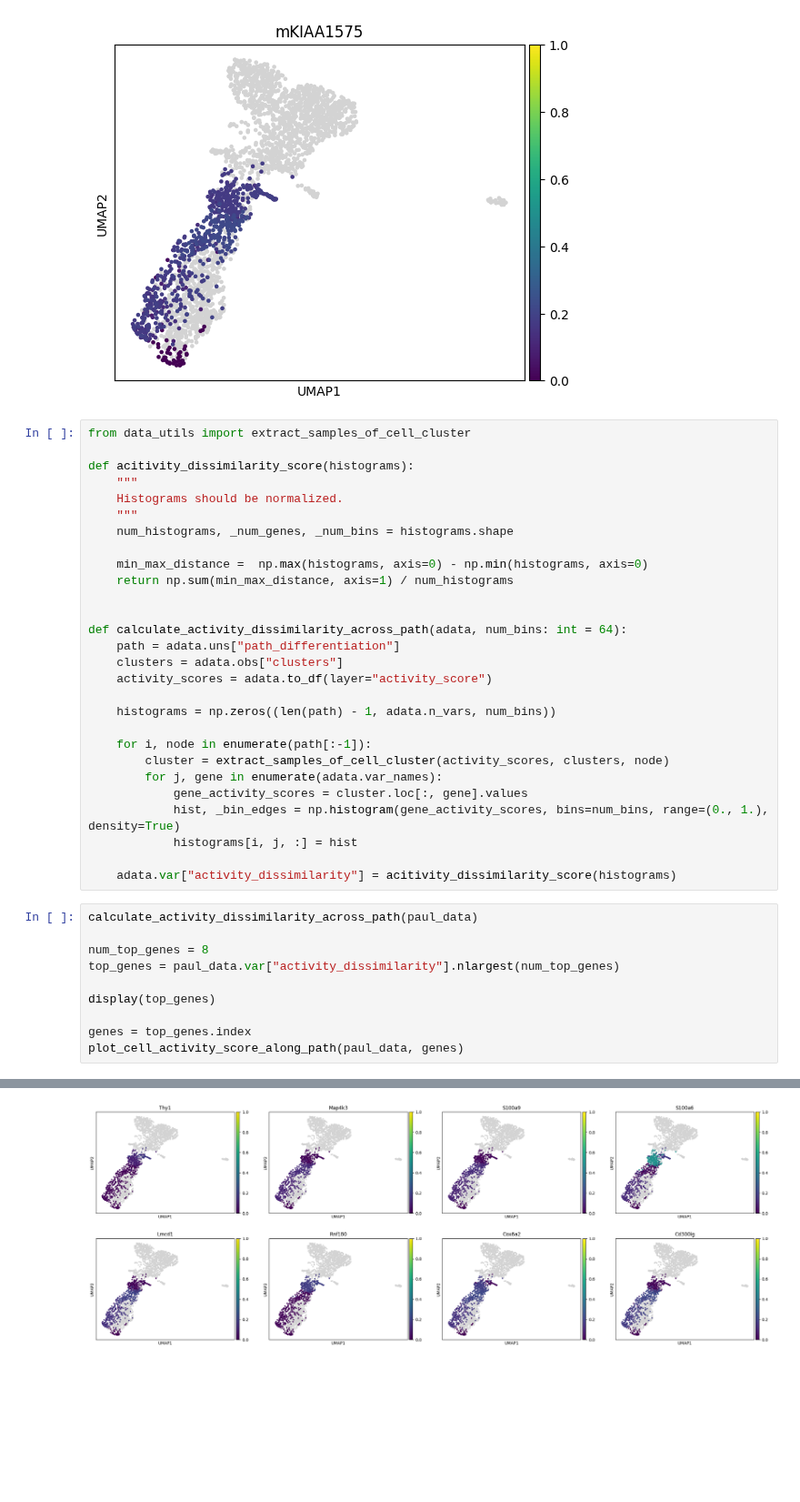
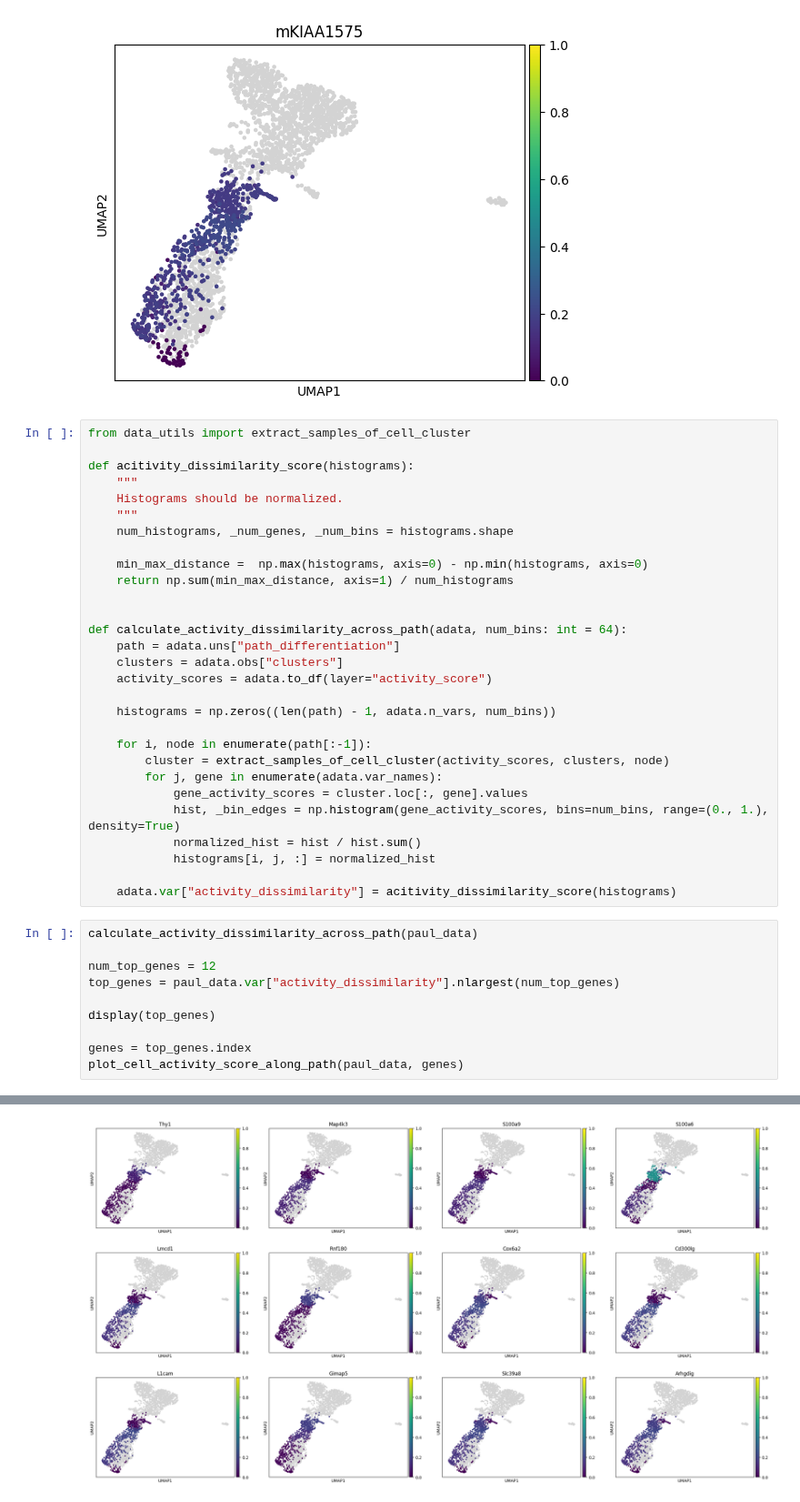
Before and after one commit to DavidWild02/BachelorThesis-ML-Gene-Interactions, a Jupyter notebook: src/EvaluationWithPaul15.ipynb, the cells around one changed output, grey strips where cells are left out. Shown at 91% size. Cells and saved outputs as stored; diff of their text form; blank space fills up the shorter version.

Commit message:
Fixed bug with dissimilarity. normalization of histogram was wrong

```diff
--- a/src/EvaluationWithPaul15.ipynb
+++ b/src/EvaluationWithPaul15.ipynb
@@ -81,13 +81,14 @@ def calculate_activity_dissimilarity_across_path(adata, num_bins: int = 64):
         for j, gene in enumerate(adata.var_names):
             gene_activity_scores = cluster.loc[:, gene].values
             hist, _bin_edges = np.histogram(gene_activity_scores, bins=num_bins, range=(0., 1.), density=True)
-            histograms[i, j, :] = hist
+            normalized_hist = hist / hist.sum()
+            histograms[i, j, :] = normalized_hist
 
     adata.var["activity_dissimilarity"] = acitivity_dissimilarity_score(histograms)
 # %%
 calculate_activity_dissimilarity_across_path(paul_data)
 
-num_top_genes = 8
+num_top_genes = 12
 top_genes = paul_data.var["activity_dissimilarity"].nlargest(num_top_genes)
 
 display(top_genes)
@@ -106,2 +111,2 @@ Cd300lg    59.400160
 Name: activity_dissimilarity, dtype: float64
-[figure, old version]
+[figure, new version]
```
Also changed, not shown: parts of 1 cell of this notebook.
